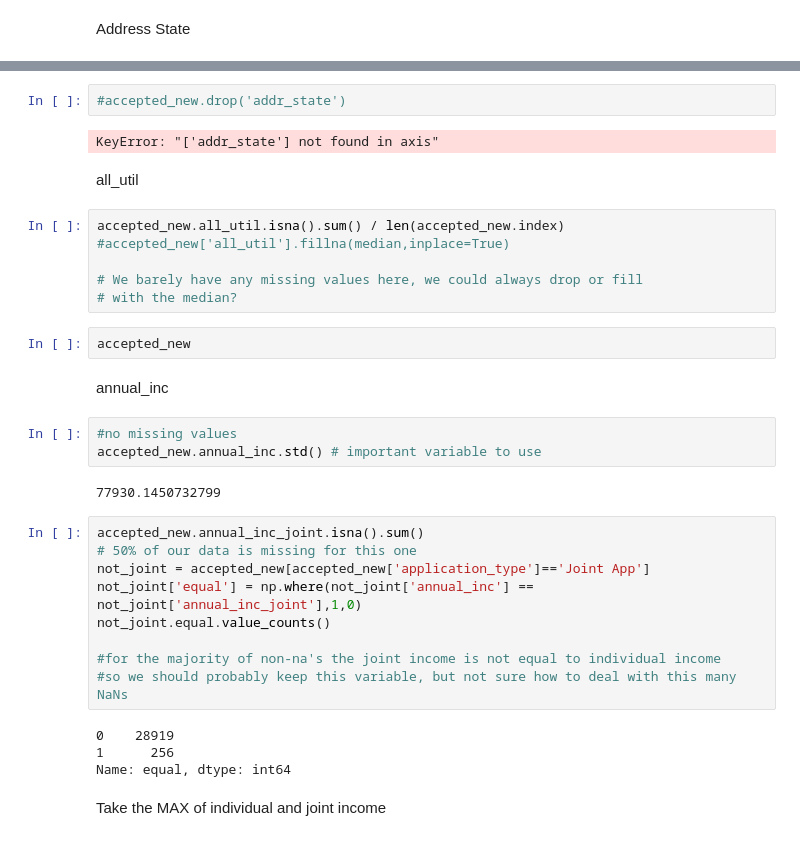
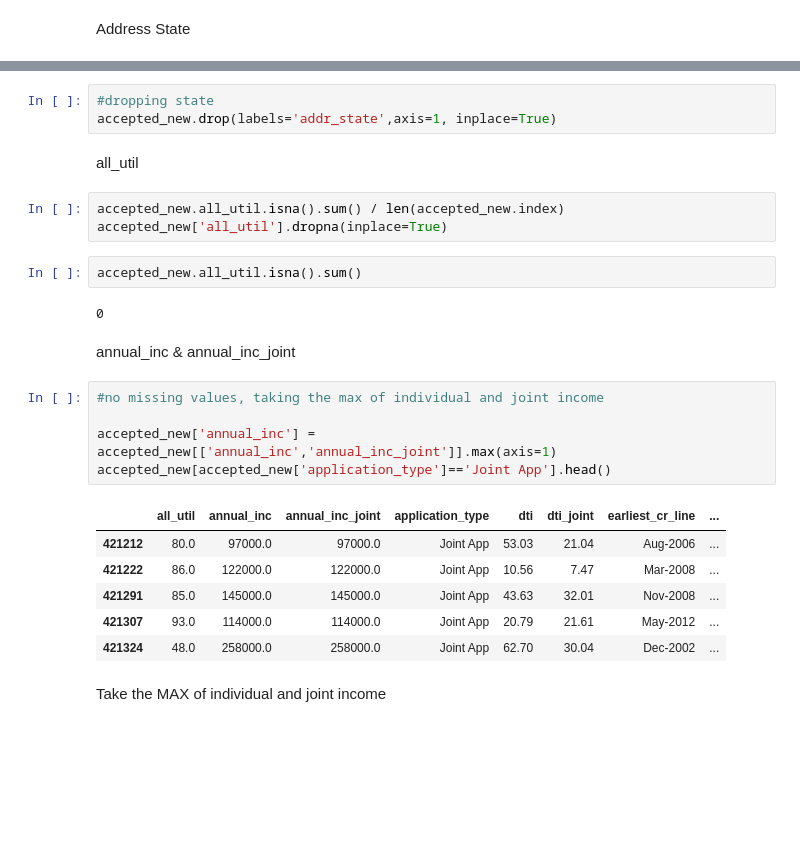
Before and after one commit to OazNomis/DSB_Project, a Jupyter notebook: Alex/1.PreprocessingAlex.ipynb, the cells around one changed output, grey strips where cells are left out. Drawn from its saved outputs; the diff is of its cells as text; blank space fills up the shorter version.

```diff
--- a/Alex/1.PreprocessingAlex.ipynb
+++ b/Alex/1.PreprocessingAlex.ipynb
@@ -119,37 +112,29 @@ accepted_new.addr_state.isna().sum() # no missing values
 # %%
-#accepted_new.drop('addr_state')
+#dropping state
+accepted_new.drop(labels='addr_state',axis=1, inplace=True)
-# %% [output]
-KeyError: "['addr_state'] not found in axis"
 # %% [markdown]
 all_util
 # %%
 accepted_new.all_util.isna().sum() / len(accepted_new.index)
-#accepted_new['all_util'].fillna(median,inplace=True)
-
-# We barely have any missing values here, we could always drop or fill
-# with the median?
+accepted_new['all_util'].dropna(inplace=True)
-# %%
-accepted_new
+# %%
+accepted_new.all_util.isna().sum()
+# %% [output]
+0
 # %% [markdown]
-annual_inc
+annual_inc & annual_inc_joint
-# %%
-#no missing values
-accepted_new.annual_inc.std() # important variable to use
-# %% [output]
-77930.1450732799
-# %%
-accepted_new.annual_inc_joint.isna().sum()
-# 50% of our data is missing for this one
-not_joint = accepted_new[accepted_new['application_type']=='Joint App']
-not_joint['equal'] = np.where(not_joint['annual_inc'] == not_joint['annual_inc_joint'],1,0)
-not_joint.equal.value_counts()
-
-#for the majority of non-na's the joint income is not equal to individual income
-#so we should probably keep this variable, but not sure how to deal with this many NaNs
-# %% [output]
-0    28919
-1      256
-Name: equal, dtype: int64
+# %%
+#no missing values, taking the max of individual and joint income
+
+accepted_new['annual_inc'] = accepted_new[['annual_inc','annual_inc_joint']].max(axis=1)
+accepted_new[accepted_new['application_type']=='Joint App'].head()
+# %% [output]
+|  | all_util | annual_inc | annual_inc_joint | application_type | dti | dti_joint | earliest_cr_line | ... |
+| 421212 | 80.0 | 97000.0 | 97000.0 | Joint App | 53.03 | 21.04 | Aug-2006 | ... |
+| 421222 | 86.0 | 122000.0 | 122000.0 | Joint App | 10.56 | 7.47 | Mar-2008 | ... |
+| 421291 | 85.0 | 145000.0 | 145000.0 | Joint App | 43.63 | 32.01 | Nov-2008 | ... |
+| 421307 | 93.0 | 114000.0 | 114000.0 | Joint App | 20.79 | 21.61 | May-2012 | ... |
+| 421324 | 48.0 | 258000.0 | 258000.0 | Joint App | 62.70 | 30.04 | Dec-2002 | ... |
 # %% [markdown]
 Take the MAX of individual and joint income
 # %% [markdown]
```
Also changed, not shown: parts of 15 cells of this notebook.
